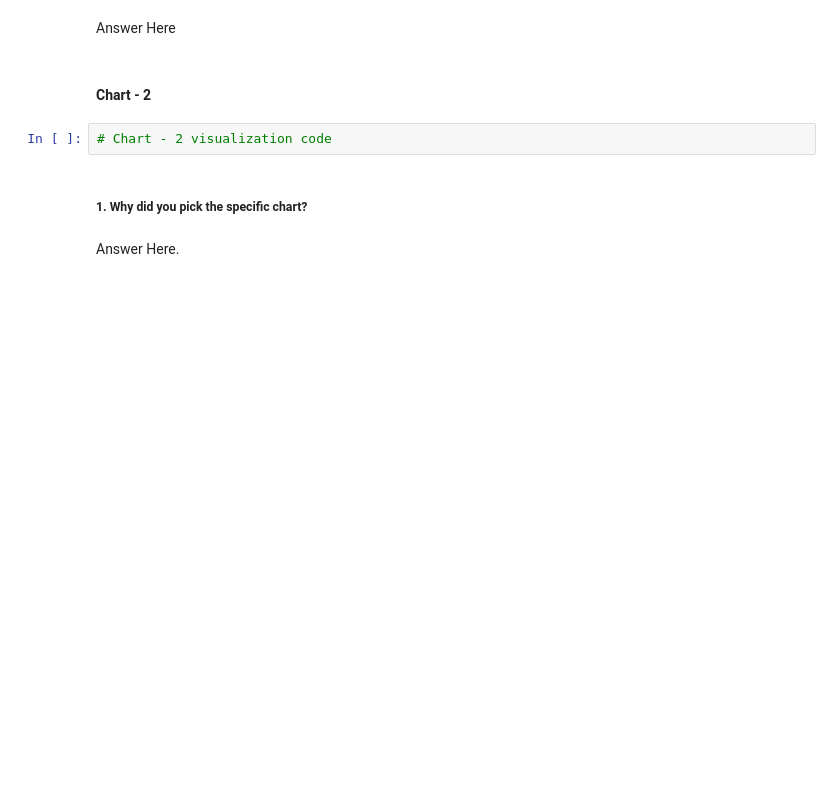
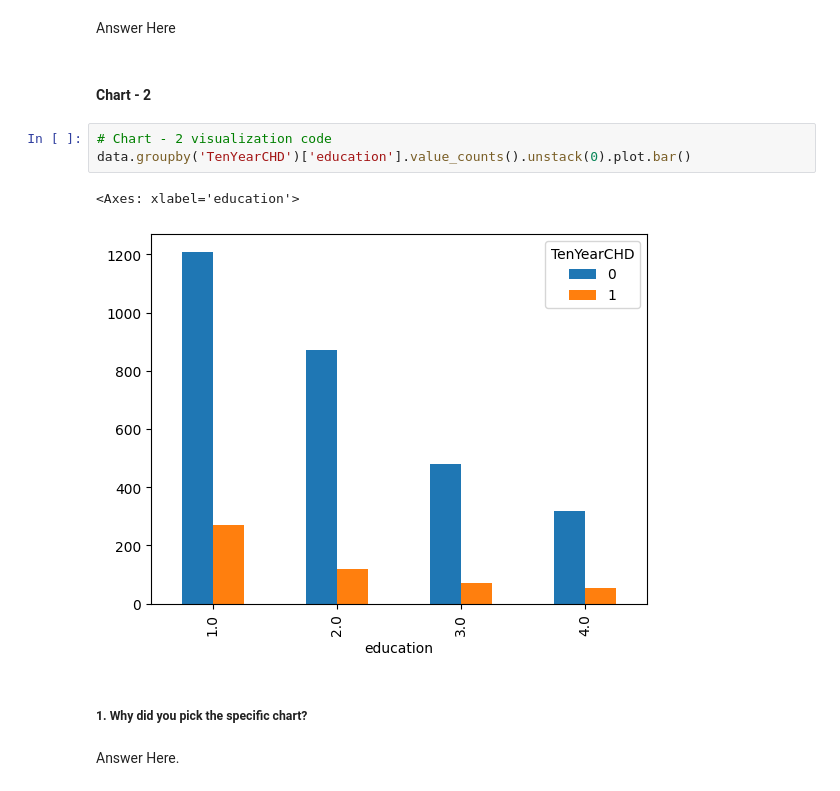
Before and after one commit to sonu9479/Cardiovascular-risk-prediction-classification-project, a Jupyter notebook: Cardiovascular_risk_prediction_classification.ipynb, the cells around one changed output. Saved outputs shown, nothing was run; the diff lists cells and outputs as text; blank space fills up the shorter version.

```diff
--- a/Cardiovascular_risk_prediction_classification.ipynb
+++ b/Cardiovascular_risk_prediction_classification.ipynb
@@ -324,6 +492,10 @@ Answer Here
 #### Chart - 2
 # %%
 # Chart - 2 visualization code
+data.groupby('TenYearCHD')['education'].value_counts().unstack(0).plot.bar()
+# %% [output]
+<Axes: xlabel='education'>
+[figure, added]
 # %% [markdown]
 ##### 1. Why did you pick the specific chart?
 # %% [markdown]
```
Also changed, not shown: parts of 100 cells of this notebook.
